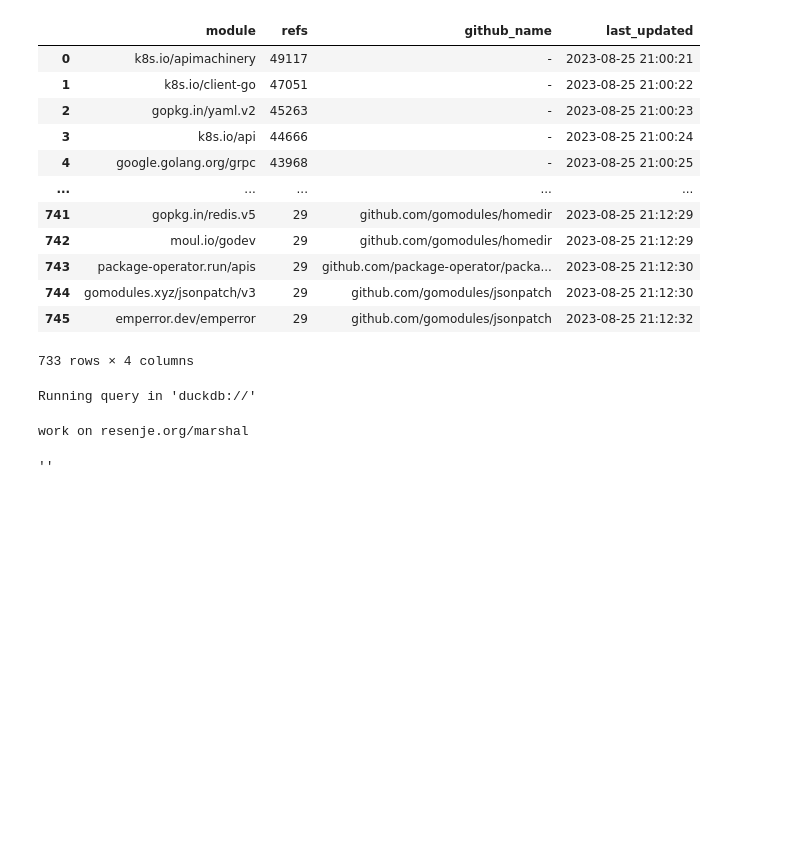
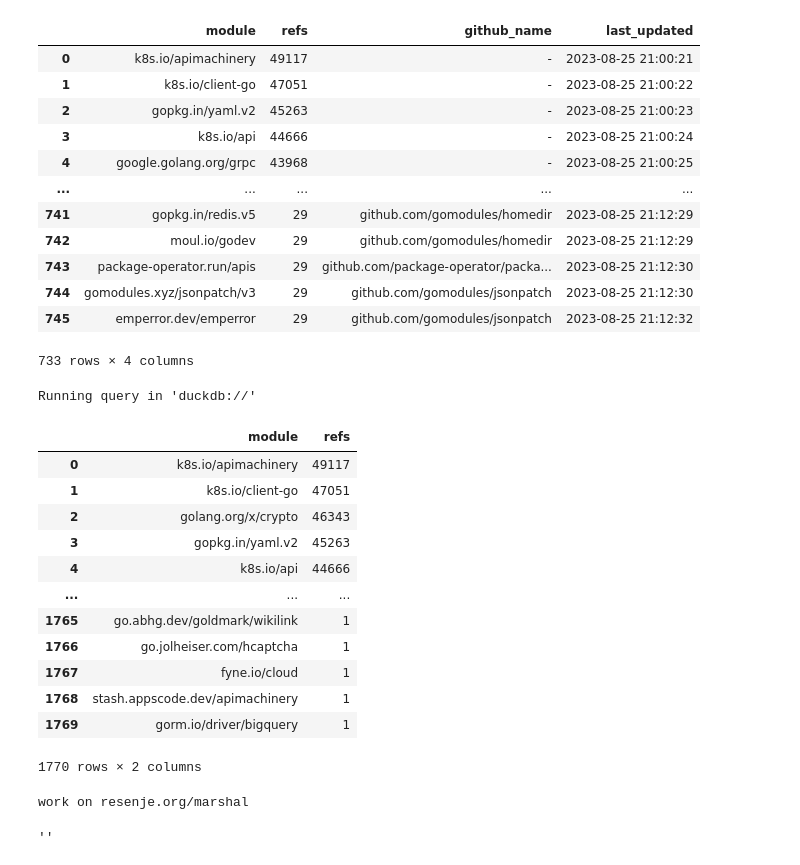
Before and after one commit to schnell18/play-data-science, a Jupyter notebook: msr-golang/data-check.ipynb, the cells around one changed output. Drawn from its saved outputs; the diff is of its cells as text; code cells hidden in the pictures; blank space fills up the shorter version.

```diff
--- a/msr-golang/data-check.ipynb
+++ b/msr-golang/data-check.ipynb
@@ -101,7 +257,22 @@ select dep_module as module,
 Running query in 'duckdb://'
 # %%
 df = result.DataFrame()
-df.to_csv("module-refs.csv", index=False)
+# df.to_csv("module-refs.csv", index=False)
+df
+# %% [output]
+|  | module | refs |
+| 0 | k8s.io/apimachinery | 49117 |
+| 1 | k8s.io/client-go | 47051 |
+| 2 | golang.org/x/crypto | 46343 |
+| 3 | gopkg.in/yaml.v2 | 45263 |
+| 4 | k8s.io/api | 44666 |
+| ... | ... | ... |
+| 1765 | go.abhg.dev/goldmark/wikilink | 1 |
+| 1766 | go.jolheiser.com/hcaptcha | 1 |
+| 1767 | fyne.io/cloud | 1 |
+| 1768 | stash.appscode.dev/apimachinery | 1 |
+| 1769 | gorm.io/driver/bigquery | 1 |
+1770 rows × 2 columns
 # %%
 parser = GoImportMetaHTMLParser()
 convert_name("resenje.org/marshal", parser)
```
Also changed, not shown: parts of 20 cells of this notebook, 5 other files.
